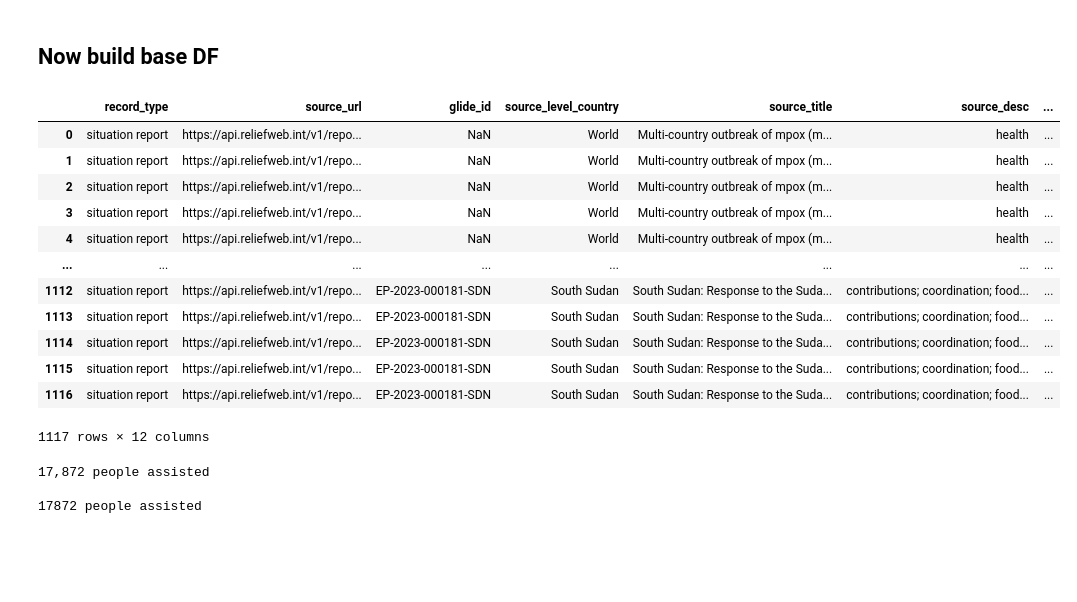
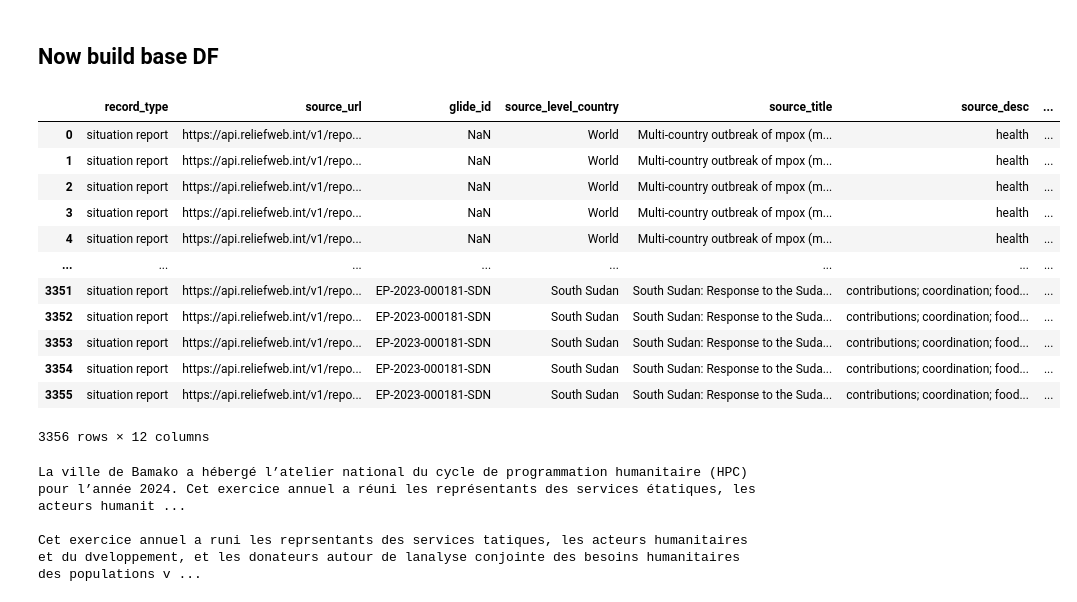
Before and after one commit to ericfrench2015/topic_surveyor, a Jupyter notebook: notebooks/process_situation_reports.ipynb, the cells around one changed output. Drawn from its saved outputs; the diff is of its cells as text; code cells hidden in the pictures; blank space fills up the shorter version.

```diff
--- a/notebooks/process_situation_reports.ipynb
+++ b/notebooks/process_situation_reports.ipynb
@@ -445,32 +446,34 @@ def split_key_value_in_df_orig(field,left_label="d",right_label="f",delim=','):
 ## Now build base DF
 # %%
 df = pd.read_csv(situation_reports)
-df['string_sentence'] = df['text'].apply(lambda x: string_preprocess(x).split('\n'))
+df['string_sentence'] = df['text'].apply(lambda x: string_preprocess(x).split('.'))
 df = df.explode('string_sentence')
+df['string_sentence'] = df['string_sentence'].apply(lambda x: x.strip() + '.')
+df = df.reset_index(drop=True)
 df
 # %% [output]
 |  | record_type | source_url | glide_id | source_level_country | source_title | source_desc | ... |
 | 0 | situation report | https://api.reliefweb.int/v1/repo... | NaN | World | Multi-country outbreak of mpox (m... | health | ... |
 | 1 | situation report | https://api.reliefweb.int/v1/repo... | NaN | World | Multi-country outbreak of mpox (m... | health | ... |
 | 2 | situation report | https://api.reliefweb.int/v1/repo... | NaN | World | Multi-country outbreak of mpox (m... | health | ... |
 | 3 | situation report | https://api.reliefweb.int/v1/repo... | NaN | World | Multi-country outbreak of mpox (m... | health | ... |
 | 4 | situation report | https://api.reliefweb.int/v1/repo... | NaN | World | Multi-country outbreak of mpox (m... | health | ... |
 | ... | ... | ... | ... | ... | ... | ... | ... |
-| 1112 | situation report | https://api.reliefweb.int/v1/repo... | EP-2023-000181-SDN | South Sudan | South Sudan: Response to the Suda... | contributions; coordination; food... | ... |
-| 1113 | situation report | https://api.reliefweb.int/v1/repo... | EP-2023-000181-SDN | South Sudan | South Sudan: Response to the Suda... | contributions; coordination; food... | ... |
-| 1114 | situation report | https://api.reliefweb.int/v1/repo... | EP-2023-000181-SDN | South Sudan | South Sudan: Response to the Suda... | contributions; coordination; food... | ... |
-| 1115 | situation report | https://api.reliefweb.int/v1/repo... | EP-2023-000181-SDN | South Sudan | South Sudan: Response to the Suda... | contributions; coordination; food... | ... |
-| 1116 | situation report | https://api.reliefweb.int/v1/repo... | EP-2023-000181-SDN | South Sudan | South Sudan: Response to the Suda... | contributions; coordination; food... | ... |
+| 3351 | situation report | https://api.reliefweb.int/v1/repo... | EP-2023-000181-SDN | South Sudan | South Sudan: Response to the Suda... | contributions; coordination; food... | ... |
+| 3352 | situation report | https://api.reliefweb.int/v1/repo... | EP-2023-000181-SDN | South Sudan | South Sudan: Response to the Suda... | contributions; coordination; food... | ... |
+| 3353 | situation report | https://api.reliefweb.int/v1/repo... | EP-2023-000181-SDN | South Sudan | South Sudan: Response to the Suda... | contributions; coordination; food... | ... |
+| 3354 | situation report | https://api.reliefweb.int/v1/repo... | EP-2023-000181-SDN | South Sudan | South Sudan: Response to the Suda... | contributions; coordination; food... | ... |
+| 3355 | situation report | https://api.reliefweb.int/v1/repo... | EP-2023-000181-SDN | South Sudan | South Sudan: Response to the Suda... | contributions; coordination; food... | ... |
-1117 rows × 12 columns
+3356 rows × 12 columns
 # %%
 idx = df.sample(1).index[0]
 print(df.loc[idx]['source_original_text']) #.tolist()[0]
 print()
 print(df.loc[idx]['string_sentence']) #.tolist()[0]
 # %% [output]
-17,872 people assisted
+La ville de Bamako a hébergé l’atelier national du cycle de programmation humanitaire (HPC) pour l’année 2024. Cet exercice annuel a réuni les représentants des services étatiques, les acteurs humanit ...
 
-17872 people assisted
+Cet exercice annuel a runi les reprsentants des services tatiques, les acteurs humanitaires et du dveloppement, et les donateurs autour de lanalyse conjointe des besoins humanitaires des populations v ...
 # %%
 #b build out initial dataframe
 df['spacy_doc'] = df['string_sentence'].apply(lambda x: nlp(x))
```
Also changed, not shown: parts of 9 cells of this notebook.
